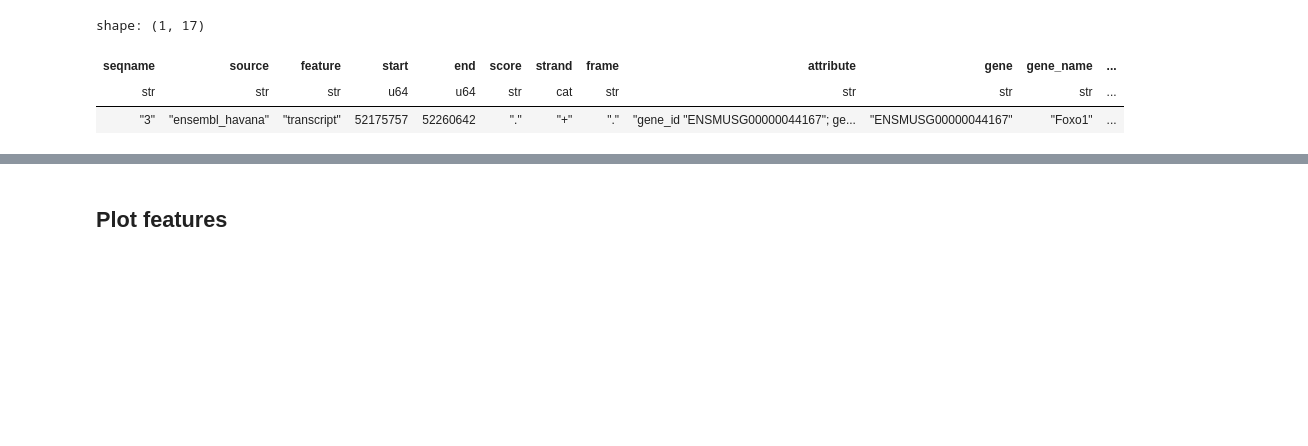
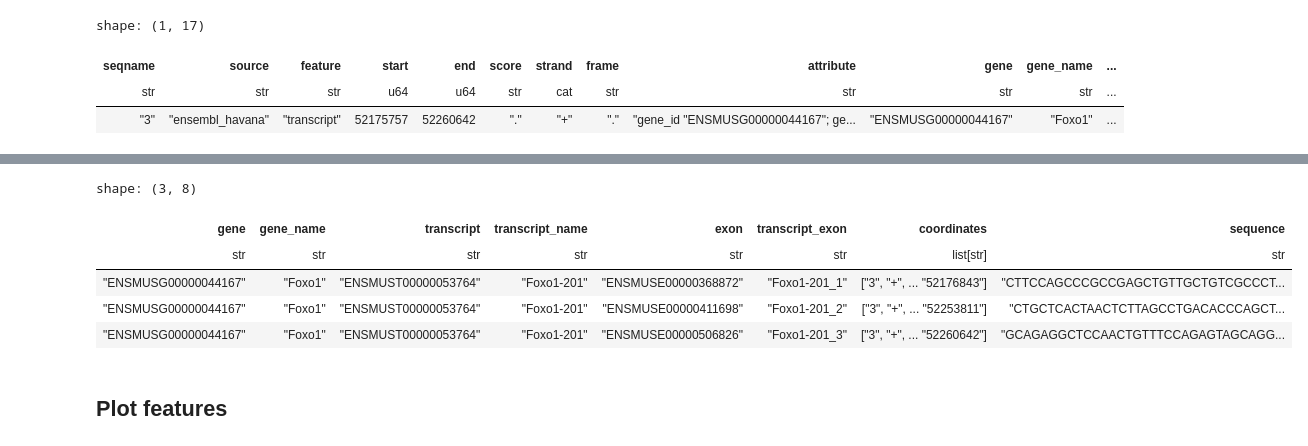
Before and after one commit to antonkulaga/genotations, a Jupyter notebook: examples/explore_mouse.ipynb, the cells around one changed output, grey strips where cells are left out. Saved outputs shown, nothing was run; the diff lists cells and outputs as text; code cells hidden in the pictures; blank space fills up the shorter version.

Commit message:
updated sequence generation

```diff
--- a/examples/explore_mouse.ipynb
+++ b/examples/explore_mouse.ipynb
@@ -441,5 +440,12 @@ shape: (1, 6)
 # %%
-mouse.annotations.with_gene_name_contains("Foxo1").protein_coding().with_sequences(mouse.genome, False).with_genes_transcripts_exons_coordinates_only().annotations_df
+mouse.annotations.with_gene_name_contains("Foxo1").protein_coding().with_sequences(mouse.genome, Strand.Minus).with_genes_transcripts_exons_coordinates_only().annotations_df
+# %% [output]
+shape: (3, 8)
+| gene | gene_name | transcript | transcript_name | exon | transcript_exon | coordinates | sequence |
+| str | str | str | str | str | str | list[str] | str |
+| "ENSMUSG00000044167" | "Foxo1" | "ENSMUST00000053764" | "Foxo1-201" | "ENSMUSE00000368872" | "Foxo1-201_1" | ["3", "+", ... "52176843"] | "CTTCCAGCCCGCCGAGCTGTTGCTGTCGCCCT... |
+| "ENSMUSG00000044167" | "Foxo1" | "ENSMUST00000053764" | "Foxo1-201" | "ENSMUSE00000411698" | "Foxo1-201_2" | ["3", "+", ... "52253811"] | "CTGCTCACTAACTCTTAGCCTGACACCCAGCT... |
+| "ENSMUSG00000044167" | "Foxo1" | "ENSMUST00000053764" | "Foxo1-201" | "ENSMUSE00000506826" | "Foxo1-201_3" | ["3", "+", ... "52260642"] | "GCAGAGGCTCCAACTGTTTCCAGAGTAGCAGG... |
 # %% [markdown]
 ## Plot features
 # %%
```
Also changed, not shown: parts of 13 cells of this notebook, 4 other files.
